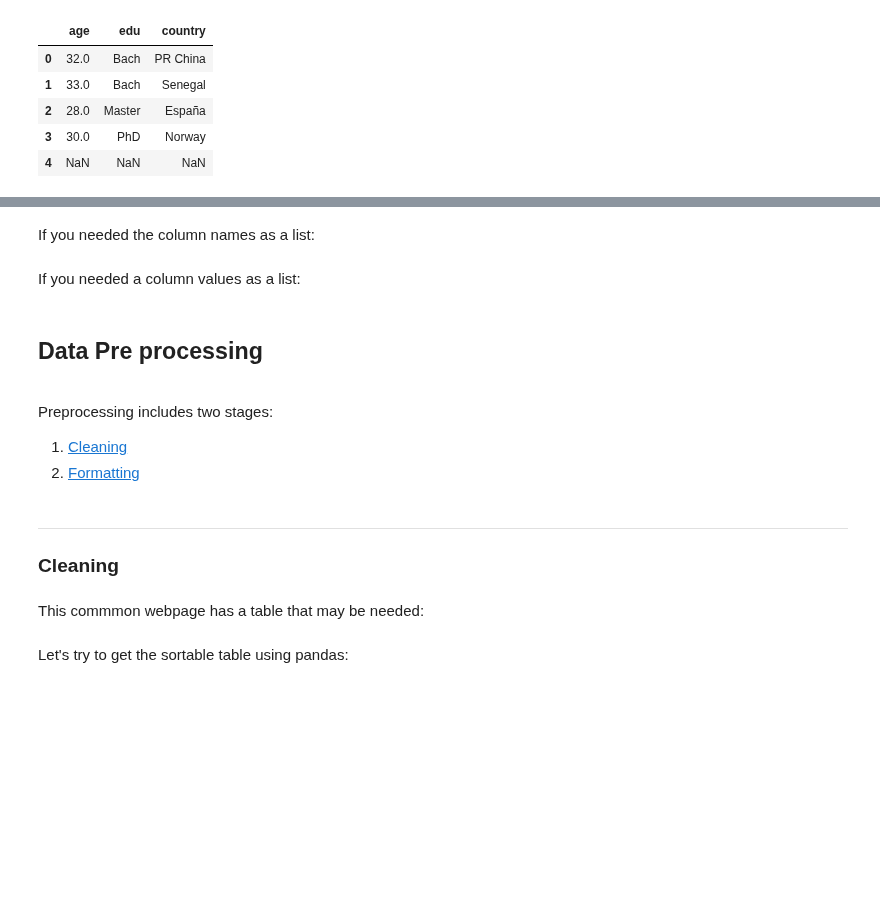
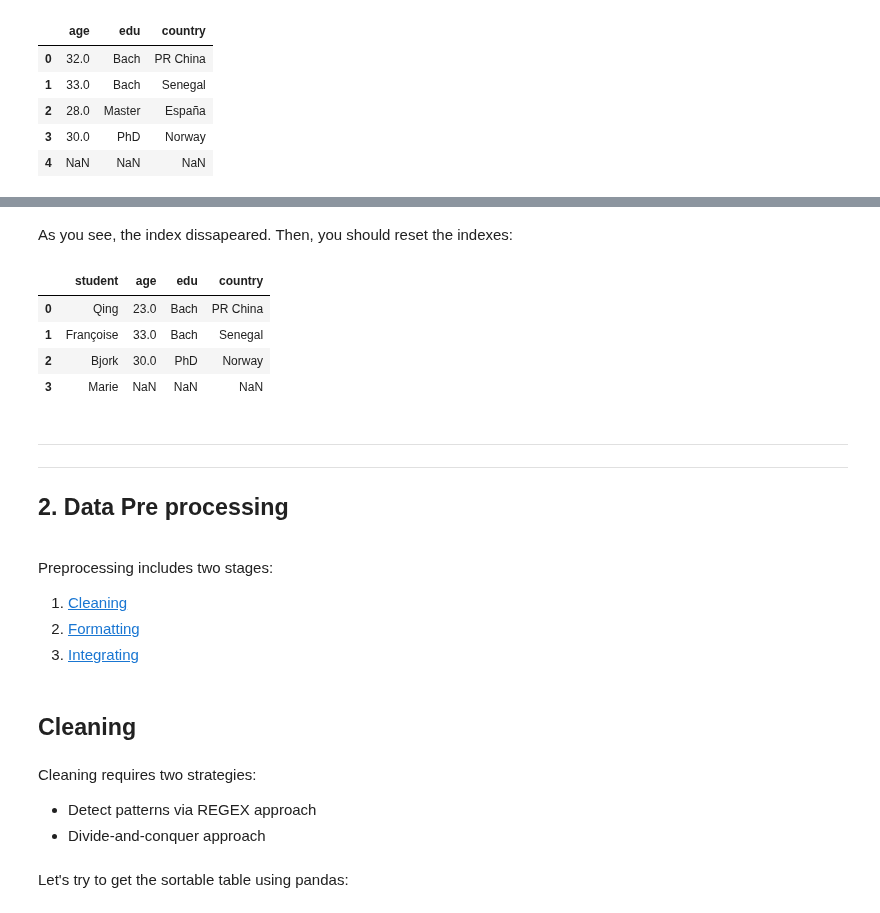
Before and after one commit to eScienceWinterSchool/PythonSession, a Jupyter notebook: index.ipynb, the cells around one changed output, grey strips where cells are left out. Saved outputs shown, nothing was run; the diff lists cells and outputs as text; code cells hidden in the pictures; blank space fills up the shorter version.

```diff
--- a/index.ipynb
+++ b/index.ipynb
@@ -409,2 +375,0 @@ students.columns
-# %% [markdown]
-If you needed the column names as a list:
@@ -416,2 +375,0 @@ students.columns.tolist()
-# %% [markdown]
-If you needed a column values as a list:
@@ -423,5 +376,22 @@ students.ages.tolist()
+# %% [markdown]
+As you see, the index dissapeared. Then, you should reset the indexes:
+# %%
+studentsCopy.reset_index(drop=True,inplace=True)
+studentsCopy
+# %% [output]
+|  | student | age | edu | country |
+| 0 | Qing | 23.0 | Bach | PR China |
+| 1 | Françoise | 33.0 | Bach | Senegal |
+| 2 | Bjork | 30.0 | PhD | Norway |
+| 3 | Marie | NaN | NaN | NaN |
 # %% [markdown]
-## Data Pre processing
+----
+_____
+
+<a id='part2'></a>
+
+
+## 2.  Data Pre processing
 # %% [markdown]
 <a id='beginning'></a>
 
@@ -429,13 +399,17 @@ Preprocessing includes two stages:
 
 1. [Cleaning](#part2)
 2. [Formatting](#part3)
+3. [Integrating](#part4)
 # %% [markdown]
-_____
+
 <a id='part2'></a>
 
-### Cleaning
+## Cleaning
-# %% [markdown]
-This commmon webpage has a table that may be needed:
+# %% [markdown]
+Cleaning requires two strategies:
+
+* Detect patterns via REGEX approach
+* Divide-and-conquer approach
 # %%
 wikiLink="https://en.wikipedia.org/wiki/List_of_freedom_indices"
 
```
Also changed, not shown: parts of 92 cells of this notebook.
